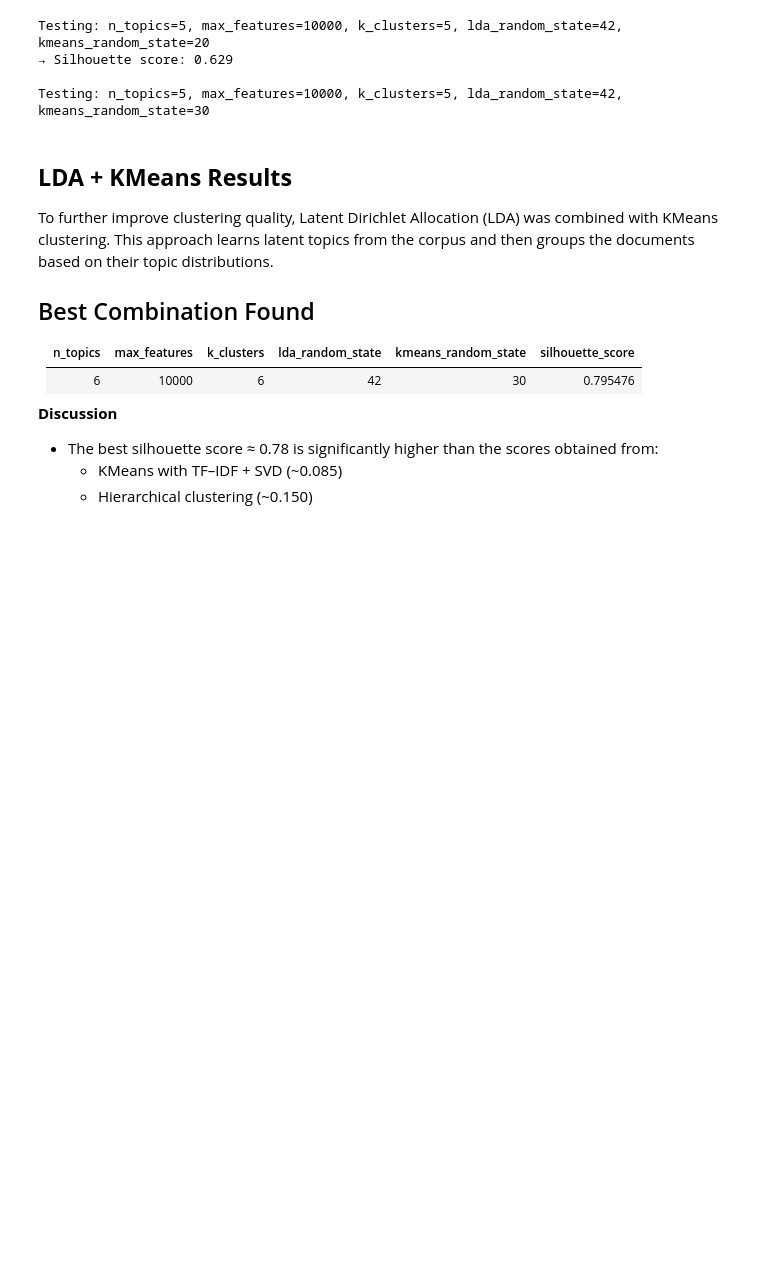
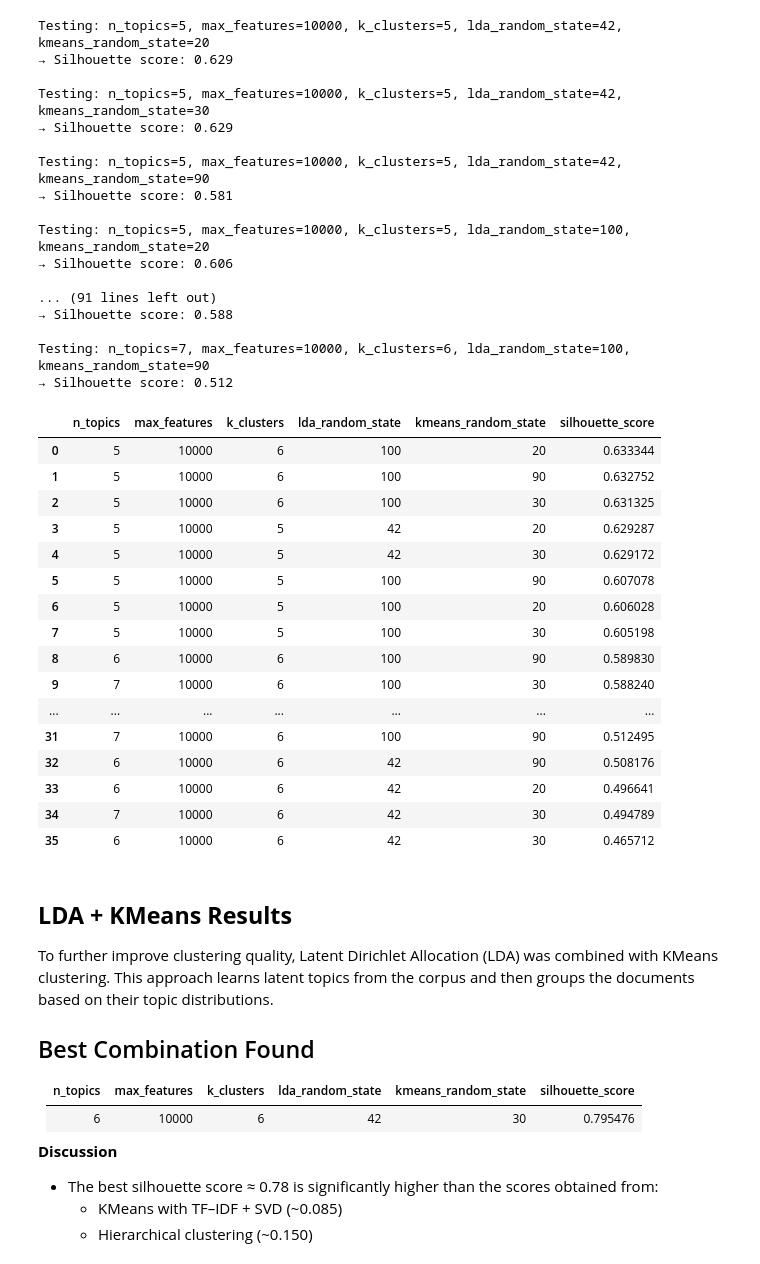
Before and after one commit to ib-76/LyricsTextmining, a Jupyter notebook: Part3.3.3_LDAGridSearch.ipynb, the cells around one changed output. Cells and saved outputs as stored; diff of their text form; code cells hidden in the pictures; blank space fills up the shorter version.

```diff
--- a/Part3.3.3_LDAGridSearch.ipynb
+++ b/Part3.3.3_LDAGridSearch.ipynb
@@ -96,26 +96,56 @@ def lda_grid_search(connection_string,
     return results_df
 # %%
 # read from file
-with open("db_config.txt", "r") as f:
+with open("SQL_DB/db_config.txt", "r") as f:
     db_target = f.read().strip()
 
 conn_str = (f"mssql+pyodbc://{db_target}?driver=ODBC+Driver+17+for+SQL+Server")
 
 grid_results = lda_grid_search(
     connection_string=conn_str,
     n_topics_list=[ 5,6,7],
     max_features_list=[10000],
     k_clusters_list=[ 5,6],
     lda_random_state_list=[42, 100],
     kmeans_random_state_list=[20,30, 90]
 )
 
 display(grid_results)
 # %% [output]
 Testing: n_topics=5, max_features=10000, k_clusters=5, lda_random_state=42, kmeans_random_state=20
 → Silhouette score: 0.629
 
 Testing: n_topics=5, max_features=10000, k_clusters=5, lda_random_state=42, kmeans_random_state=30
+→ Silhouette score: 0.629
+
+Testing: n_topics=5, max_features=10000, k_clusters=5, lda_random_state=42, kmeans_random_state=90
+→ Silhouette score: 0.581
+
+Testing: n_topics=5, max_features=10000, k_clusters=5, lda_random_state=100, kmeans_random_state=20
+→ Silhouette score: 0.606
+
+... (91 lines left out)
+→ Silhouette score: 0.588
+
+Testing: n_topics=7, max_features=10000, k_clusters=6, lda_random_state=100, kmeans_random_state=90
+→ Silhouette score: 0.512
+|  | n_topics | max_features | k_clusters | lda_random_state | kmeans_random_state | silhouette_score |
+| 0 | 5 | 10000 | 6 | 100 | 20 | 0.633344 |
+| 1 | 5 | 10000 | 6 | 100 | 90 | 0.632752 |
+| 2 | 5 | 10000 | 6 | 100 | 30 | 0.631325 |
+| 3 | 5 | 10000 | 5 | 42 | 20 | 0.629287 |
+| 4 | 5 | 10000 | 5 | 42 | 30 | 0.629172 |
+| 5 | 5 | 10000 | 5 | 100 | 90 | 0.607078 |
+| 6 | 5 | 10000 | 5 | 100 | 20 | 0.606028 |
+| 7 | 5 | 10000 | 5 | 100 | 30 | 0.605198 |
+| 8 | 6 | 10000 | 6 | 100 | 90 | 0.589830 |
+| 9 | 7 | 10000 | 6 | 100 | 30 | 0.588240 |
+| ... | ... | ... | ... | ... | ... | ... |
+| 31 | 7 | 10000 | 6 | 100 | 90 | 0.512495 |
+| 32 | 6 | 10000 | 6 | 42 | 90 | 0.508176 |
+| 33 | 6 | 10000 | 6 | 42 | 20 | 0.496641 |
+| 34 | 7 | 10000 | 6 | 42 | 30 | 0.494789 |
+| 35 | 6 | 10000 | 6 | 42 | 30 | 0.465712 |
 # %% [markdown]
 ## **LDA + KMeans Results**
 
```
Also changed, not shown: 7 other files.
